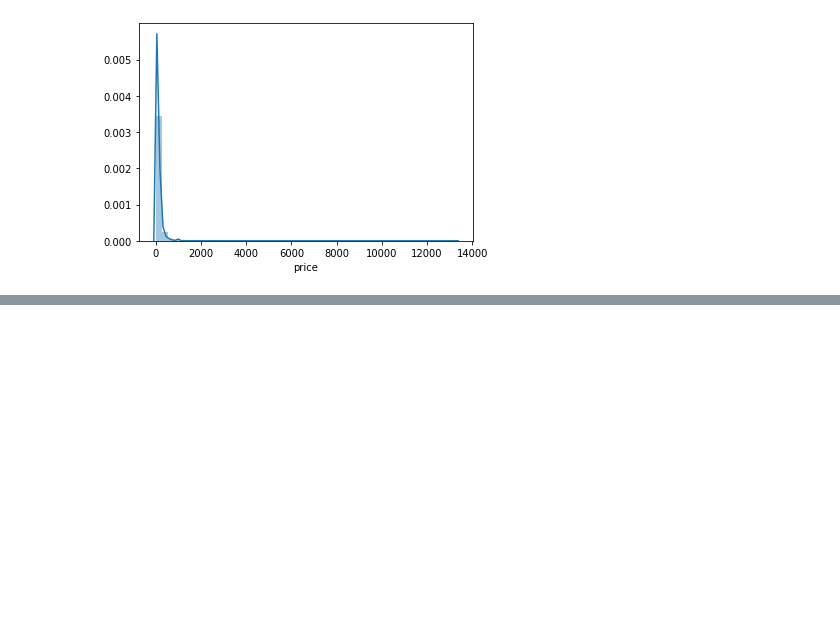
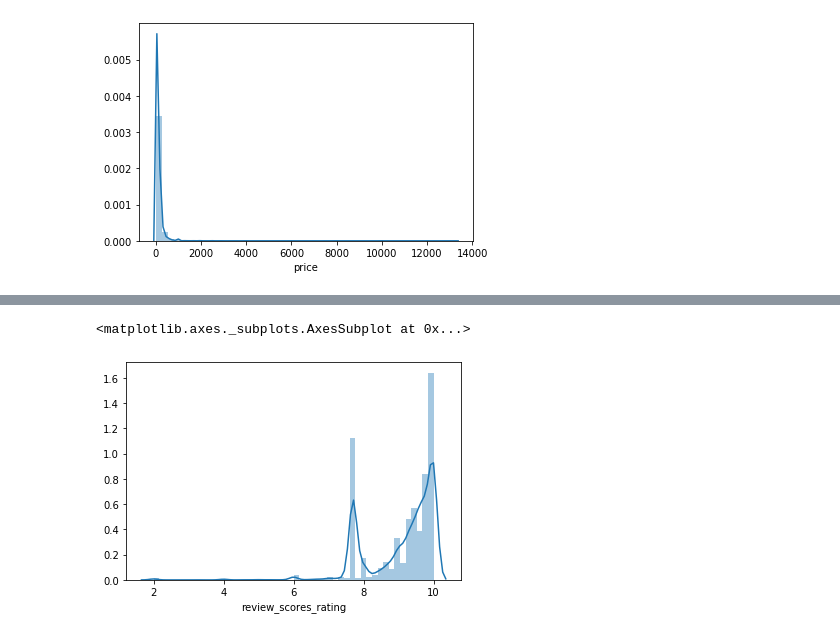
Before and after one commit to gomrinal/Airbnb-Big-Data-Project, a Jupyter notebook: Merged Lisitngs Cleaner.ipynb, the cells around one changed output, grey strips where cells are left out. Cells and saved outputs as stored; diff of their text form; code cells hidden in the pictures; blank space fills up the shorter version.

```diff
--- a/Merged Lisitngs Cleaner.ipynb
+++ b/Merged Lisitngs Cleaner.ipynb
@@ -379,0 +385,7 @@ sns.distplot(df.price)
+# %%
+df.loc[df['review_scores_rating'] == -0.1, 'review_scores_rating']= df['review_scores_rating'].mean()
+# %%
+sns.distplot(df.review_scores_rating)
+# %% [output]
+<matplotlib.axes._subplots.AxesSubplot at 0x...>
+[figure, added]
```
Also changed, not shown: parts of 36 cells of this notebook.
